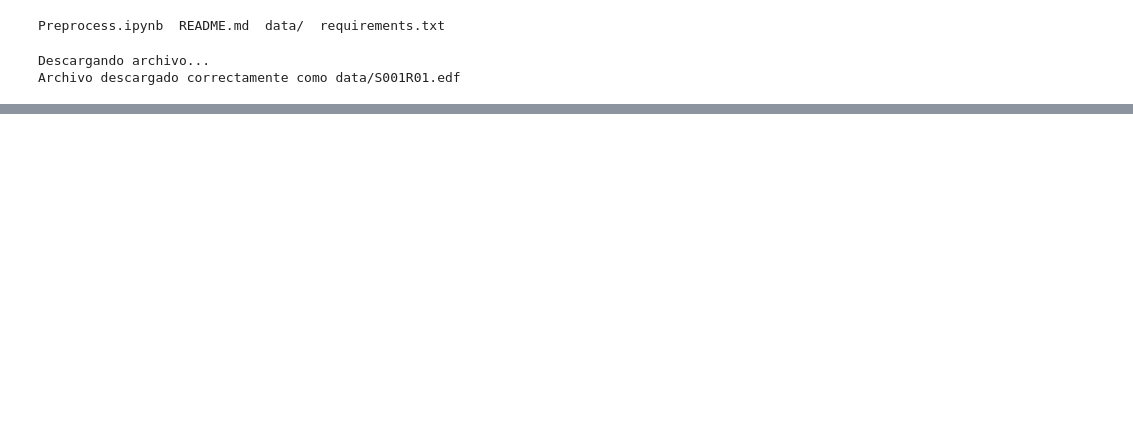
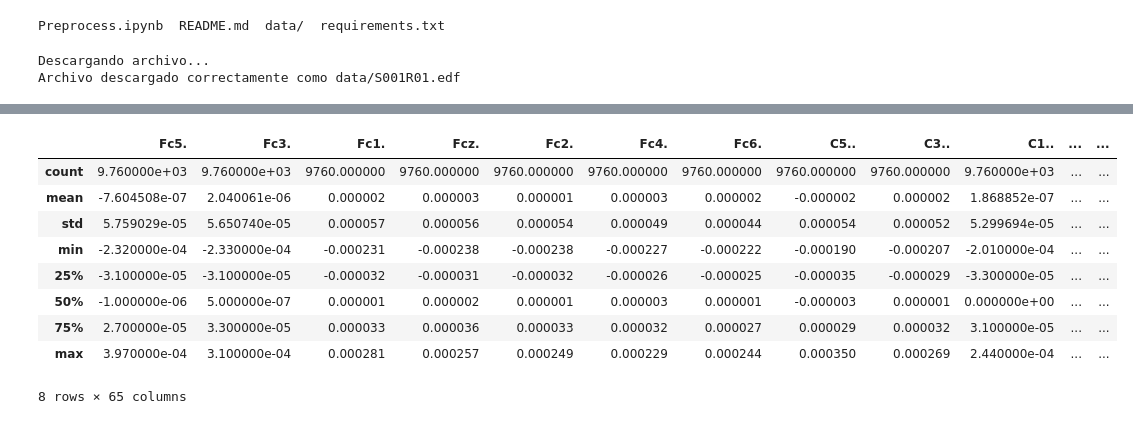
Before and after one commit to tentaclepurple/42_Total_perspective_vortex, a Jupyter notebook: Preprocess.ipynb, the cells around one changed output, grey strips where cells are left out. Saved outputs shown, nothing was run; the diff lists cells and outputs as text; code cells hidden in the pictures; blank space fills up the shorter version.

```diff
--- a/Preprocess.ipynb
+++ b/Preprocess.ipynb
@@ -48,0 +105,13 @@ Using matplotlib as 2D backend.
+# %%
+display(df.describe())
+# %% [output]
+|  | Fc5. | Fc3. | Fc1. | Fcz. | Fc2. | Fc4. | Fc6. | C5.. | C3.. | C1.. | ... | ... |
+| count | 9.760000e+03 | 9.760000e+03 | 9760.000000 | 9760.000000 | 9760.000000 | 9760.000000 | 9760.000000 | 9760.000000 | 9760.000000 | 9.760000e+03 | ... | ... |
+| mean | -7.604508e-07 | 2.040061e-06 | 0.000002 | 0.000003 | 0.000001 | 0.000003 | 0.000002 | -0.000002 | 0.000002 | 1.868852e-07 | ... | ... |
+| std | 5.759029e-05 | 5.650740e-05 | 0.000057 | 0.000056 | 0.000054 | 0.000049 | 0.000044 | 0.000054 | 0.000052 | 5.299694e-05 | ... | ... |
+| min | -2.320000e-04 | -2.330000e-04 | -0.000231 | -0.000238 | -0.000238 | -0.000227 | -0.000222 | -0.000190 | -0.000207 | -2.010000e-04 | ... | ... |
+| 25% | -3.100000e-05 | -3.100000e-05 | -0.000032 | -0.000031 | -0.000032 | -0.000026 | -0.000025 | -0.000035 | -0.000029 | -3.300000e-05 | ... | ... |
+| 50% | -1.000000e-06 | 5.000000e-07 | 0.000001 | 0.000002 | 0.000001 | 0.000003 | 0.000001 | -0.000003 | 0.000001 | 0.000000e+00 | ... | ... |
+| 75% | 2.700000e-05 | 3.300000e-05 | 0.000033 | 0.000036 | 0.000033 | 0.000032 | 0.000027 | 0.000029 | 0.000032 | 3.100000e-05 | ... | ... |
+| max | 3.970000e-04 | 3.100000e-04 | 0.000281 | 0.000257 | 0.000249 | 0.000229 | 0.000244 | 0.000350 | 0.000269 | 2.440000e-04 | ... | ... |
+8 rows × 65 columns
```
Also changed, not shown: parts of 6 cells of this notebook, 2 other files.
